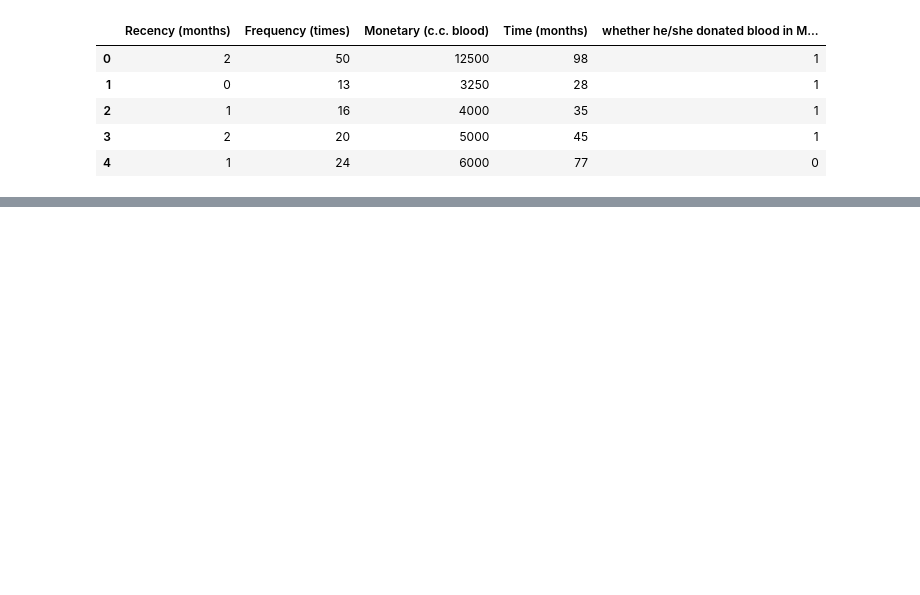
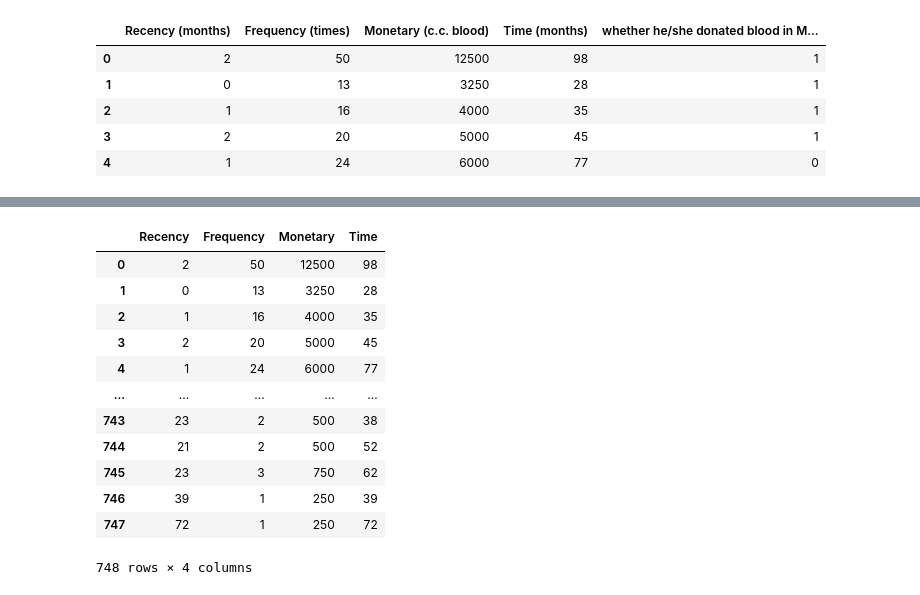
Before and after one commit to Sameerverma32/Ml-Rv, a Jupyter notebook: random_forest.ipynb, the cells around one changed output, grey strips where cells are left out. Drawn from its saved outputs; the diff is of its cells as text; code cells hidden in the pictures; blank space fills up the shorter version.

```diff
--- a/random_forest.ipynb
+++ b/random_forest.ipynb
@@ -18,3 +18,7 @@ df.head()
 | 2 | 1 | 16 | 4000 | 35 | 1 |
 | 3 | 2 | 20 | 5000 | 45 | 1 |
 | 4 | 1 | 24 | 6000 | 77 | 0 |
+# %%
+# Assining columns names
+df.columns = ['Recency', 'Frequency', 'Monetary', 'Time', 'Donated']
+df.head()
@@ -20,0 +32,3 @@ df.head()
+# %%
+X = df[['Recency', 'Frequency', 'Monetary', 'Time']]
+y = df['Donated']
@@ -20,0 +37,16 @@ df.head()
+# %%
+X
+# %% [output]
+|  | Recency | Frequency | Monetary | Time |
+| 0 | 2 | 50 | 12500 | 98 |
+| 1 | 0 | 13 | 3250 | 28 |
+| 2 | 1 | 16 | 4000 | 35 |
+| 3 | 2 | 20 | 5000 | 45 |
+| 4 | 1 | 24 | 6000 | 77 |
+| ... | ... | ... | ... | ... |
+| 743 | 23 | 2 | 500 | 38 |
+| 744 | 21 | 2 | 500 | 52 |
+| 745 | 23 | 3 | 750 | 62 |
+| 746 | 39 | 1 | 250 | 39 |
+| 747 | 72 | 1 | 250 | 72 |
+748 rows × 4 columns
```
Also changed, not shown: parts of 6 cells of this notebook.
